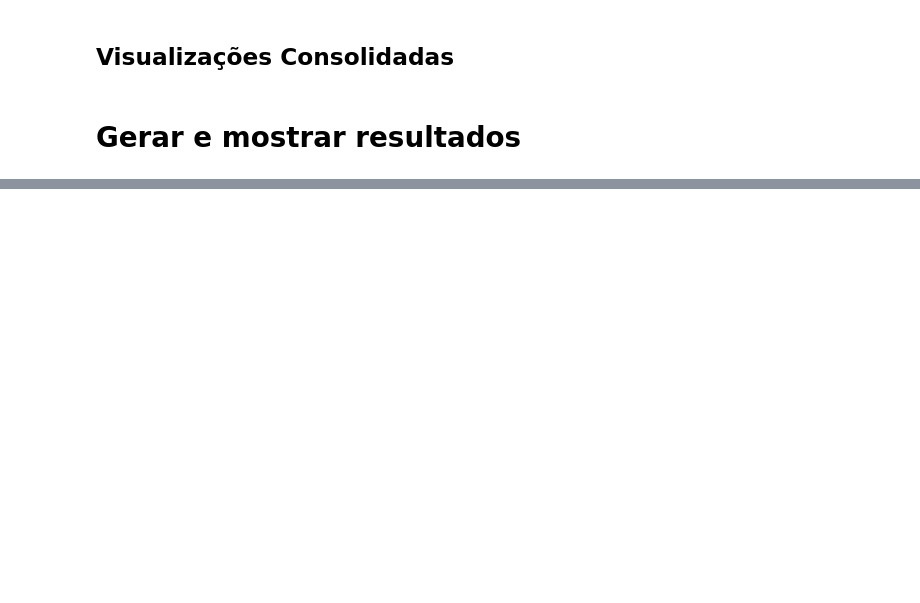
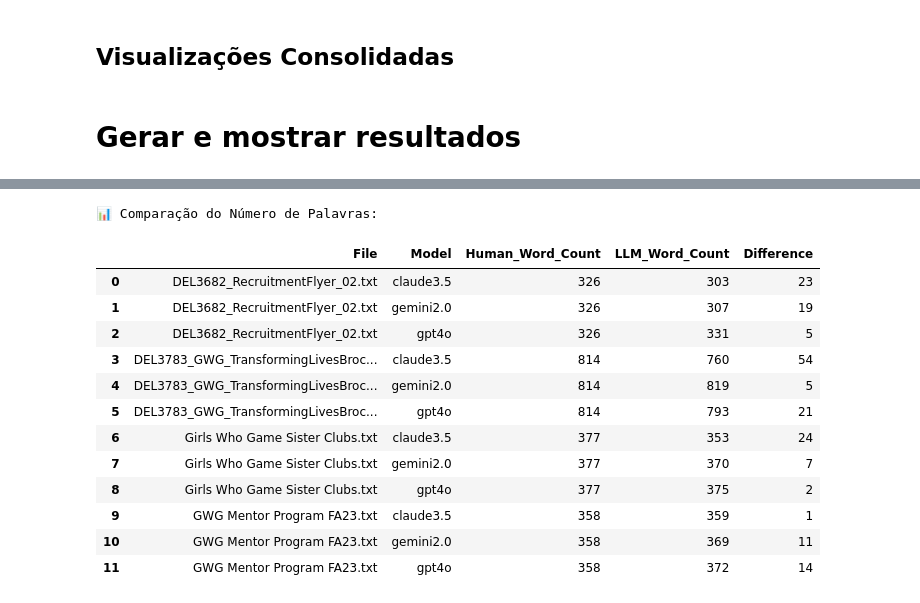
Before and after one commit to rafaelalmeida2909/translation, a Jupyter notebook: comparation.ipynb, the cells around one changed output, grey strips where cells are left out. Cells and saved outputs as stored; diff of their text form; code cells hidden in the pictures; blank space fills up the shorter version.

```diff
--- a/comparation.ipynb
+++ b/comparation.ipynb
@@ -146,0 +226,43 @@ Passing `palette` without assigning `hue` is deprecated and will be removed in v
+# %%
+def compare_word_counts():
+    """Compares the word count between human translations and LLMs"""
+    word_count_data = []
+
+    for file in file_names:
+        human_text = (HUMAN_TRANS_DIR / f"ESP {file}").read_text(encoding='utf-8')
+        human_word_count = len(human_text.split())
+
+        for model in llm_models:
+            llm_text = (LLM_TRANS_DIR / model / "Translated Texts" / f"ESP {file}").read_text(encoding='utf-8')
+            llm_word_count = len(llm_text.split())
+
+            word_count_data.append({
+                'File': file,
+                'Human_Word_Count': human_word_count,
+                'Model': model,
+                'LLM_Word_Count': llm_word_count,
+                'Difference': abs(human_word_count - llm_word_count)
+            })
+
+    return pd.DataFrame(word_count_data)
+
+word_count_df = compare_word_counts()
+print("\n📊 Comparação do Número de Palavras:")
+display(word_count_df)
+
+word_count_df.to_csv(BASE_DIR / "Results" / "word_count_comparison.csv", index=False)
+# %% [output]
+📊 Comparação do Número de Palavras:
+|  | File | Model | Human_Word_Count | LLM_Word_Count | Difference |
+| 0 | DEL3682_RecruitmentFlyer_02.txt | claude3.5 | 326 | 303 | 23 |
+| 1 | DEL3682_RecruitmentFlyer_02.txt | gemini2.0 | 326 | 307 | 19 |
+| 2 | DEL3682_RecruitmentFlyer_02.txt | gpt4o | 326 | 331 | 5 |
+| 3 | DEL3783_GWG_TransformingLivesBroc... | claude3.5 | 814 | 760 | 54 |
+| 4 | DEL3783_GWG_TransformingLivesBroc... | gemini2.0 | 814 | 819 | 5 |
+| 5 | DEL3783_GWG_TransformingLivesBroc... | gpt4o | 814 | 793 | 21 |
+| 6 | Girls Who Game Sister Clubs.txt | claude3.5 | 377 | 353 | 24 |
+| 7 | Girls Who Game Sister Clubs.txt | gemini2.0 | 377 | 370 | 7 |
+| 8 | Girls Who Game Sister Clubs.txt | gpt4o | 377 | 375 | 2 |
+| 9 | GWG Mentor Program FA23.txt | claude3.5 | 358 | 359 | 1 |
+| 10 | GWG Mentor Program FA23.txt | gemini2.0 | 358 | 369 | 11 |
+| 11 | GWG Mentor Program FA23.txt | gpt4o | 358 | 372 | 14 |
```
Also changed, not shown: parts of 7 cells of this notebook, 46 other files.
